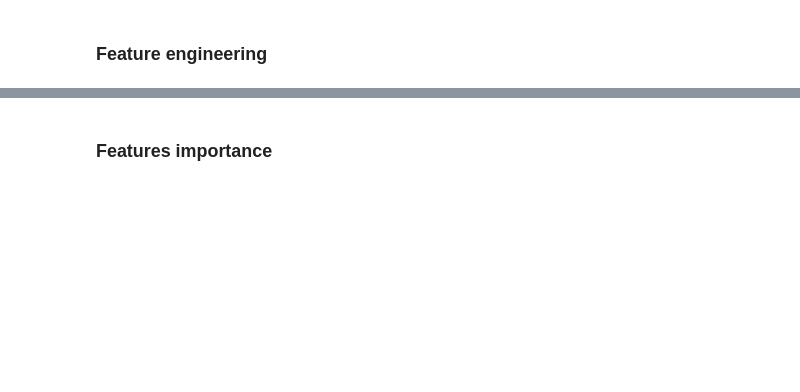
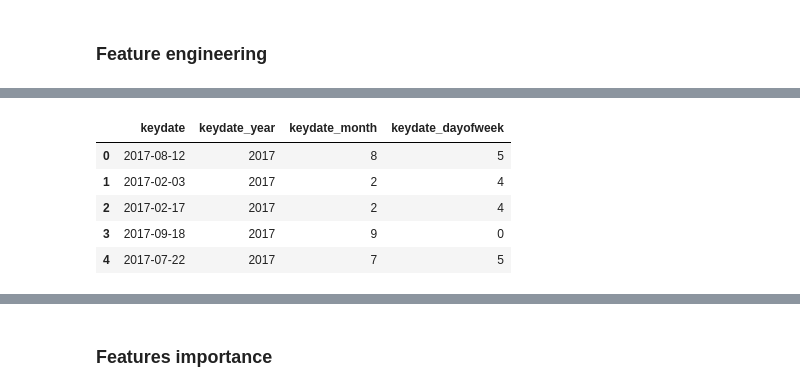
Before and after one commit to gabrieldeolaguibel/ML-Projects, a Jupyter notebook: assignments/practical_session3/session_9-Trees.ipynb, the cells around one changed output, grey strips where cells are left out. Cells and saved outputs as stored; diff of their text form; code cells hidden in the pictures; blank space fills up the shorter version.

```diff
--- a/assignments/practical_session3/session_9-Trees.ipynb
+++ b/assignments/practical_session3/session_9-Trees.ipynb
@@ -350,0 +381,18 @@ df[informative_missingness_vars + [var + '_missing' for var in informative_missi
+# %%
+# Convert 'keydate' to datetime format
+df['keydate'] = pd.to_datetime(df['keydate'])
+
+# Extracting year, month, and day of week from 'keydate'
+df['keydate_year'] = df['keydate'].dt.year
+df['keydate_month'] = df['keydate'].dt.month
+df['keydate_dayofweek'] = df['keydate'].dt.dayofweek  # Monday=0, Sunday=6
+
+# Display the first few rows to confirm the transformation and new features
+df[['keydate', 'keydate_year', 'keydate_month', 'keydate_dayofweek']].head()
+# %% [output]
+|  | keydate | keydate_year | keydate_month | keydate_dayofweek |
+| 0 | 2017-08-12 | 2017 | 8 | 5 |
+| 1 | 2017-02-03 | 2017 | 2 | 4 |
+| 2 | 2017-02-17 | 2017 | 2 | 4 |
+| 3 | 2017-09-18 | 2017 | 9 | 0 |
+| 4 | 2017-07-22 | 2017 | 7 | 5 |
```
Also changed, not shown: parts of 12 cells of this notebook.
